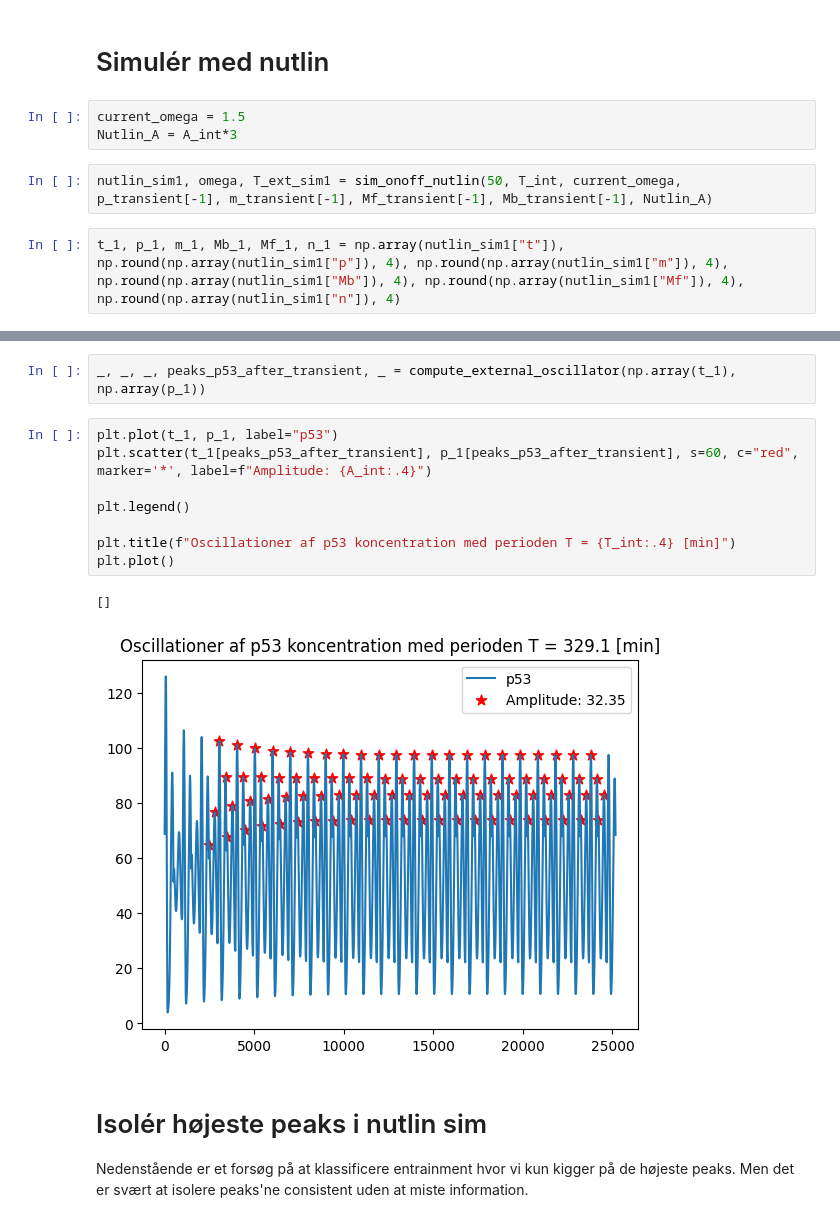
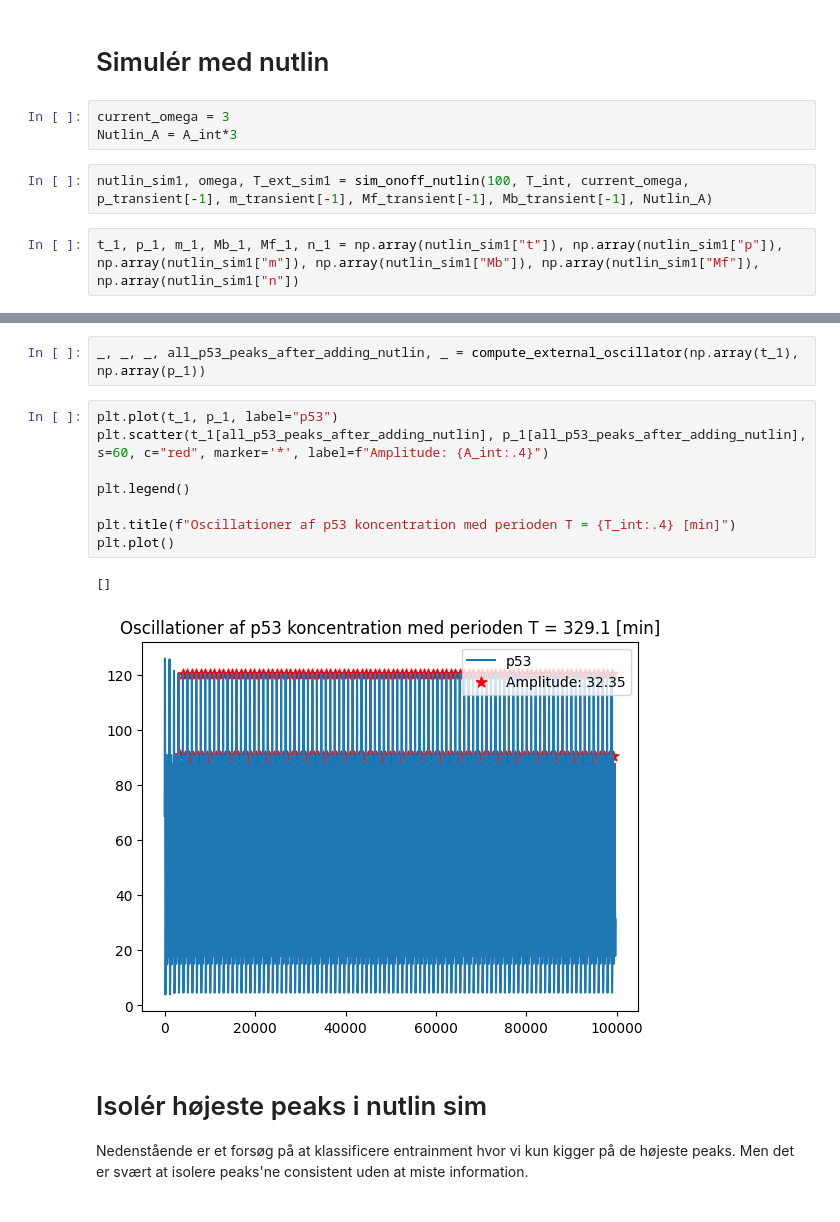
Before and after one commit to ErikBachRyhl/p53, a Jupyter notebook: Nutlin-tilføjelse.ipynb, the cells around one changed output, grey strips where cells are left out. Drawn from its saved outputs; the diff is of its cells as text.

Commit message:
Mandagens arbejde på Nutlin

```diff
--- a/Nutlin-tilføjelse.ipynb
+++ b/Nutlin-tilføjelse.ipynb
@@ -179,12 +179,12 @@ def sim_onoff_nutlin(oscillationer, T_int, OOmega, p0, m0, Mf0, Mb0, A_ext):
 # %% [markdown]
 # Simulér med nutlin
 # %%
-current_omega = 1.5
+current_omega = 3
 Nutlin_A = A_int*3
 # %%
-nutlin_sim1, omega, T_ext_sim1 = sim_onoff_nutlin(50, T_int, current_omega, p_transient[-1], m_transient[-1], Mf_transient[-1], Mb_transient[-1], Nutlin_A)
+nutlin_sim1, omega, T_ext_sim1 = sim_onoff_nutlin(100, T_int, current_omega, p_transient[-1], m_transient[-1], Mf_transient[-1], Mb_transient[-1], Nutlin_A)
 # %%
-t_1, p_1, m_1, Mb_1, Mf_1, n_1 = np.array(nutlin_sim1["t"]), np.round(np.array(nutlin_sim1["p"]), 4), np.round(np.array(nutlin_sim1["m"]), 4), np.round(np.array(nutlin_sim1["Mb"]), 4), np.round(np.array(nutlin_sim1["Mf"]), 4), np.round(np.array(nutlin_sim1["n"]), 4)
+t_1, p_1, m_1, Mb_1, Mf_1, n_1 = np.array(nutlin_sim1["t"]), np.array(nutlin_sim1["p"]), np.array(nutlin_sim1["m"]), np.array(nutlin_sim1["Mb"]), np.array(nutlin_sim1["Mf"]), np.array(nutlin_sim1["n"])
 # %%
 plt.figure(figsize=(14, 8))
 
@@ -224,16 +224,16 @@ plt.plot()
 # %%
-_, _, _, peaks_p53_after_transient, _ = compute_external_oscillator(np.array(t_1), np.array(p_1))
+_, _, _, all_p53_peaks_after_adding_nutlin, _ = compute_external_oscillator(np.array(t_1), np.array(p_1))
 # %%
 plt.plot(t_1, p_1, label="p53")
-plt.scatter(t_1[peaks_p53_after_transient], p_1[peaks_p53_after_transient], s=60, c="red", marker='*', label=f"Amplitude: {A_int:.4}")
+plt.scatter(t_1[all_p53_peaks_after_adding_nutlin], p_1[all_p53_peaks_after_adding_nutlin], s=60, c="red", marker='*', label=f"Amplitude: {A_int:.4}")
 
 plt.legend()
 
 plt.title(f"Oscillationer af p53 koncentration med perioden T = {T_int:.4} [min]")
 plt.plot()
 # %% [output]
 []
-[figure, old version]
+[figure, new version]
 # %% [markdown]
 # Isolér højeste peaks i nutlin sim
 Nedenstående er et forsøg på at klassificere entrainment hvor vi kun kigger på de højeste peaks. Men det er svært at isolere peaks'ne consistent uden at miste information.
```
Also changed, not shown: parts of 16 cells of this notebook.
